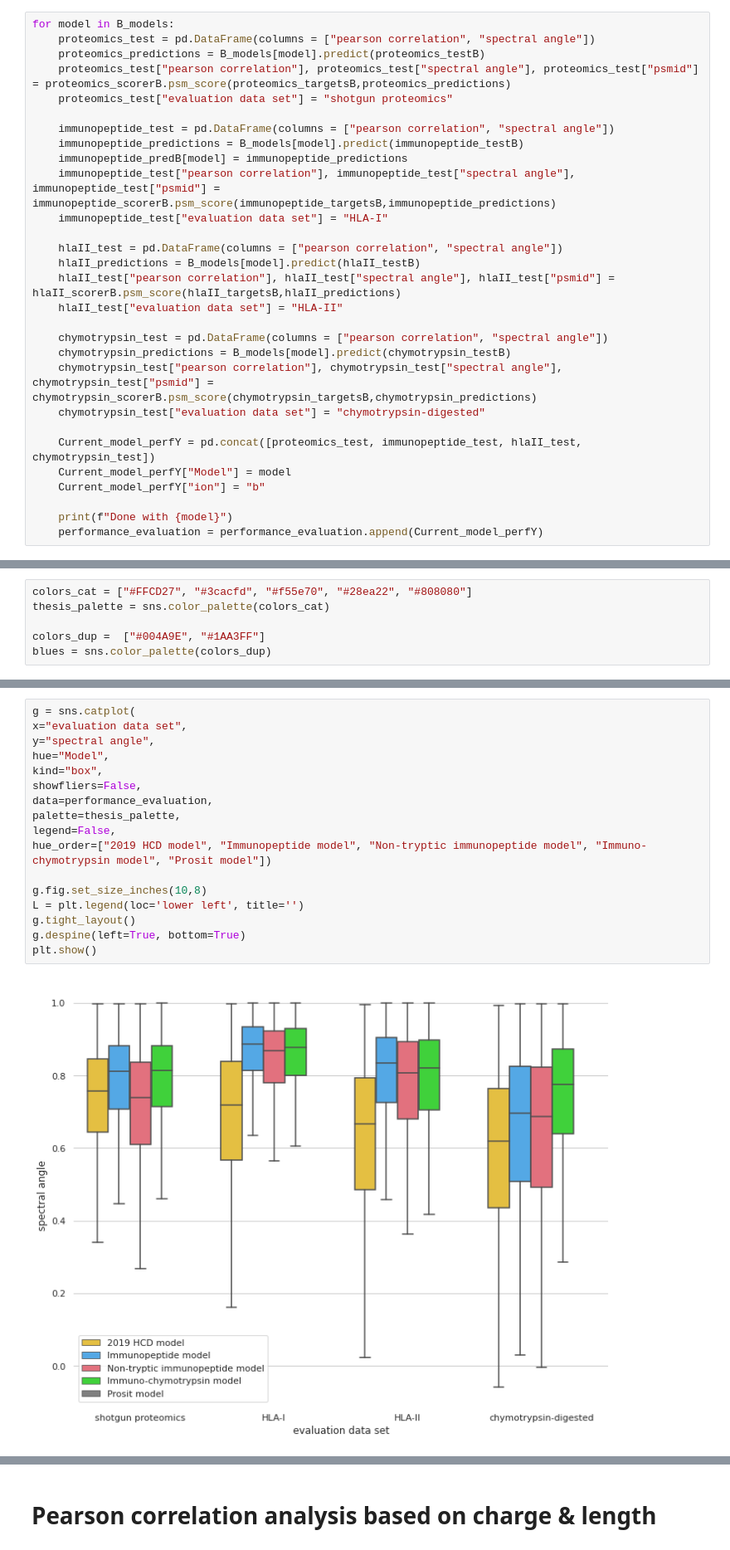
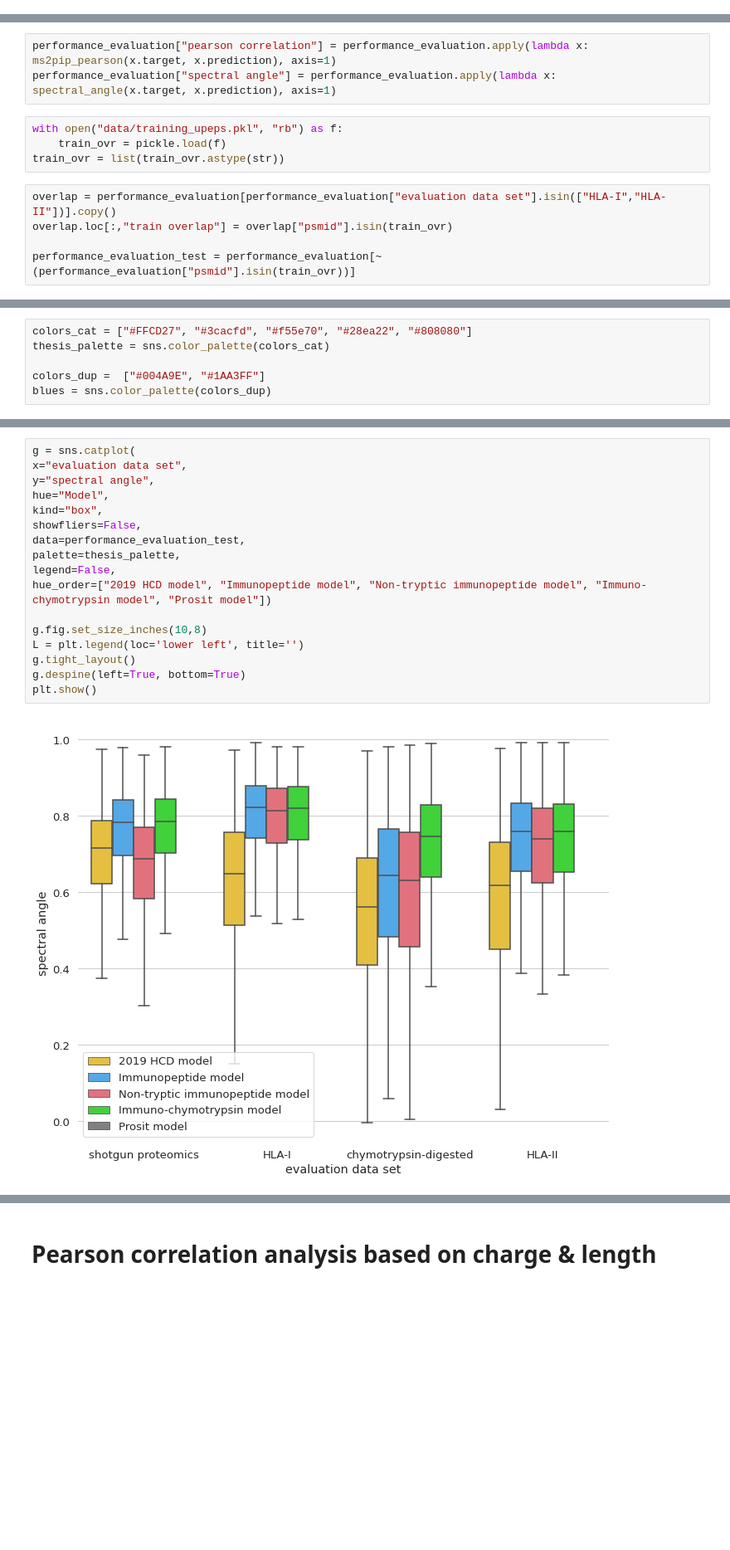
Before and after one commit to compomics/ms2rescore-immunopeptidomics-manuscript, a Jupyter notebook: notebooks/MS2PIP_model_comparison.ipynb, the cells around one changed output, grey strips where cells are left out. Shown: that part at 83% size. Cells and saved outputs as stored; diff of their text form; blank space fills up the shorter version.

Commit message:
train overlap changes

```diff
--- a/notebooks/MS2PIP_model_comparison.ipynb
+++ b/notebooks/MS2PIP_model_comparison.ipynb
@@ -361,29 +285,0 @@ immunopeptide_predB = {"spec_id": immunopeptide_psmidsB, "target": immunopeptide
-# %%
-for model in B_models:
-    proteomics_test = pd.DataFrame(columns = ["pearson correlation", "spectral angle"])
-    proteomics_predictions = B_models[model].predict(proteomics_testB)
-    proteomics_test["pearson correlation"], proteomics_test["spectral angle"], proteomics_test["psmid"] = proteomics_scorerB.psm_score(proteomics_targetsB,proteomics_predictions)
-    proteomics_test["evaluation data set"] = "shotgun proteomics"
-
-    immunopeptide_test = pd.DataFrame(columns = ["pearson correlation", "spectral angle"])
-    immunopeptide_predictions = B_models[model].predict(immunopeptide_testB)
-    immunopeptide_predB[model] = immunopeptide_predictions
-    immunopeptide_test["pearson correlation"], immunopeptide_test["spectral angle"], immunopeptide_test["psmid"] = immunopeptide_scorerB.psm_score(immunopeptide_targetsB,immunopeptide_predictions)
-    immunopeptide_test["evaluation data set"] = "HLA-I"
-
-    hlaII_test = pd.DataFrame(columns = ["pearson correlation", "spectral angle"])
-    hlaII_predictions = B_models[model].predict(hlaII_testB)
-    hlaII_test["pearson correlation"], hlaII_test["spectral angle"], hlaII_test["psmid"] = hlaII_scorerB.psm_score(hlaII_targetsB,hlaII_predictions)
-    hlaII_test["evaluation data set"] = "HLA-II"
-
-    chymotrypsin_test = pd.DataFrame(columns = ["pearson correlation", "spectral angle"])
-    chymotrypsin_predictions = B_models[model].predict(chymotrypsin_testB)
-    chymotrypsin_test["pearson correlation"], chymotrypsin_test["spectral angle"], chymotrypsin_test["psmid"] = chymotrypsin_scorerB.psm_score(chymotrypsin_targetsB,chymotrypsin_predictions)
-    chymotrypsin_test["evaluation data set"] = "chymotrypsin-digested"
-
-    Current_model_perfY = pd.concat([proteomics_test, immunopeptide_test, hlaII_test, chymotrypsin_test])
-    Current_model_perfY["Model"] = model
-    Current_model_perfY["ion"] = "b"
-
-    print(f"Done with {model}")
-    performance_evaluation = performance_evaluation.append(Current_model_perfY)
@@ -394,3 +286,15 @@ Done with Immuno-chymotrypsin model
+# %%
+performance_evaluation["pearson correlation"] = performance_evaluation.apply(lambda x: ms2pip_pearson(x.target, x.prediction), axis=1)
+performance_evaluation["spectral angle"] = performance_evaluation.apply(lambda x: spectral_angle(x.target, x.prediction), axis=1)
+# %%
+with open("data/training_upeps.pkl", "rb") as f:
+    train_ovr = pickle.load(f)
+train_ovr = list(train_ovr.astype(str))
+# %%
+overlap = performance_evaluation[performance_evaluation["evaluation data set"].isin(["HLA-I","HLA-II"])].copy()
+overlap.loc[:,"train overlap"] = overlap["psmid"].isin(train_ovr)
+
+performance_evaluation_test = performance_evaluation[~(performance_evaluation["psmid"].isin(train_ovr))]
 # %% [markdown]
 # Plotting results
 # %%
@@ -449,19 +382,19 @@ median_val
 # %%
 g = sns.catplot(
 x="evaluation data set",
 y="spectral angle",
 hue="Model",
 kind="box",
 showfliers=False,
-data=performance_evaluation,
+data=performance_evaluation_test,
 palette=thesis_palette,
 legend=False,
 hue_order=["2019 HCD model", "Immunopeptide model", "Non-tryptic immunopeptide model", "Immuno-chymotrypsin model", "Prosit model"])
 
 g.fig.set_size_inches(10,8)
 L = plt.legend(loc='lower left', title='')
 g.tight_layout()
 g.despine(left=True, bottom=True)
 plt.show()
 # %% [output]
-[figure, old version]
+[figure, new version]
```
Also changed, not shown: parts of 59 cells of this notebook, 3 other files.
